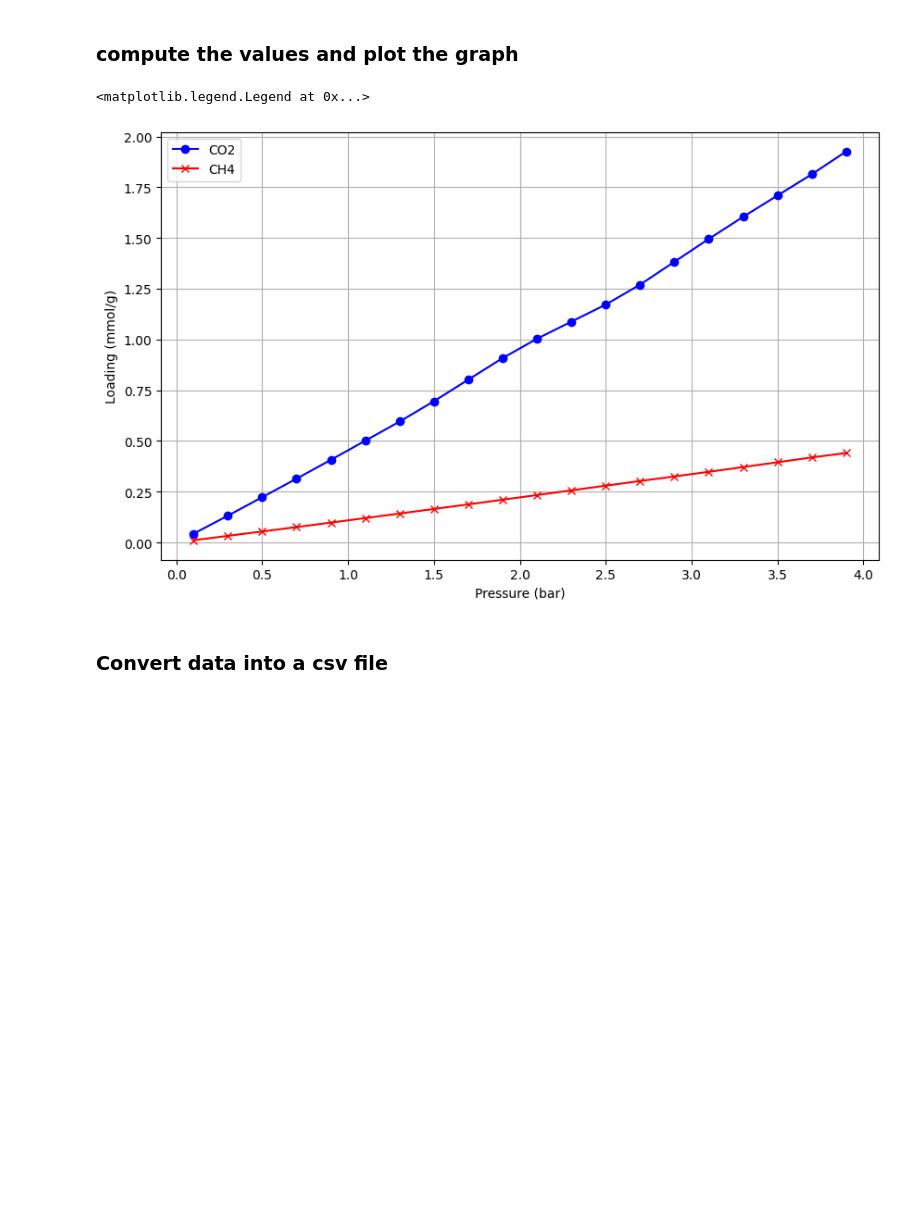
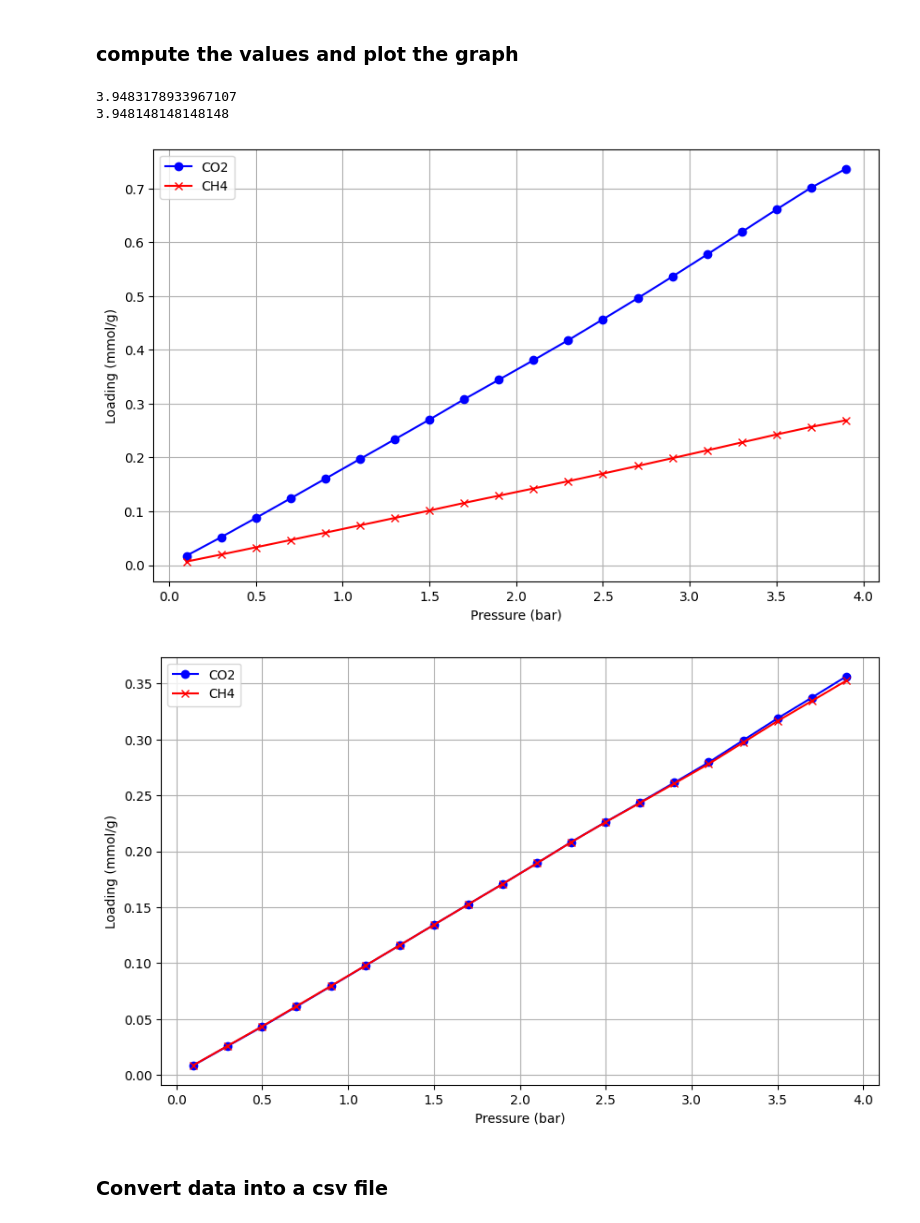
Before and after one commit to LeaMourot/Modeling_lab, a Jupyter notebook: Assignment2.ipynb, the cells around one changed output. Saved outputs shown, nothing was run; the diff lists cells and outputs as text; code cells hidden in the pictures; blank space fills up the shorter version.

```diff
--- a/Assignment2.ipynb
+++ b/Assignment2.ipynb
@@ -13,40 +13,82 @@ df_co2 = pd.read_csv("isotherm_data_co2.csv")
 # %% [markdown]
 ### compute the values and plot the graph
 # %%
+#CO2:CH4 proportions
+yA = np.array([0.4,0.6])
+yB = np.array([0.2,0.8])
 #pressure values
-p = np.arange(0.1, 4.1, 0.2)
+p_tot = np.arange(0.1, 4.1, 0.2)
+p_partA = [yA*i for i in p_tot] #partial pressure of CO2:CH4 at each total pressure
+p_partB = [yB*i for i in p_tot]
 
-#q values for ch4
+################################################### PURE q VALUES
+#q values for pure ch4
 ch4_isotherm = pyiast.InterpolatorIsotherm(df_ch4,
                                     loading_key="Loading (mmol/g)",
                                     pressure_key="Pressure (bar)")
 ch4_isotherm = pyiast.InterpolatorIsotherm(df_ch4,
                                     loading_key="Loading (mmol/g)",
                                     pressure_key="Pressure (bar)",
                                     fill_value=df_ch4['Loading (mmol/g)'].max())
-q_ch4 = [ch4_isotherm.loading(i) for i in p]
 
-#q values for co2
+#q values for pure co2
 co2_isotherm = pyiast.InterpolatorIsotherm(df_co2,
                                     loading_key="loading (mmol/g)",
                                     pressure_key="pressure (bar)")
 co2_isotherm = pyiast.InterpolatorIsotherm(df_co2,
                                     loading_key="loading (mmol/g)",
                                     pressure_key="pressure (bar)",
                                     fill_value=df_co2['loading (mmol/g)'].max())
-q_co2 =  [co2_isotherm.loading(i) for i in p]
 
-#plot the isotherm
+
+################################################### BINARY MIXTURE q VALUES
+#q values for CO2 and CH4 in a 0.4/0.6 mixture
+q_mixA = [pyiast.iast(p_partA[i], [co2_isotherm, ch4_isotherm], verboseflag=False) for i in range(len(p_partA))]
+q_CO2A = [CO2[0] for CO2 in q_mixA]
+q_CH4A = [CH4[1] for CH4 in q_mixA]
+
+q_mixB = [pyiast.iast(p_partB[i], [co2_isotherm, ch4_isotherm], verboseflag=False) for i in range(len(p_partB))]
+q_CO2B = [CO2[0] for CO2 in q_mixB]
+q_CH4B = [CH4[1] for CH4 in q_mixB]
+
+################################################### SELECTIVITY
+
+SA = (0.6/0.4)*(q_CO2A[0]/q_CH4A[0])
+SB = (0.8/0.2)*(q_CO2B[0]/q_CH4B[0])
+
+print(SA)
+print(SB)
+
+################################################### SCATTER PLOT
+#plot the isotherm of mix A (CO2:CH4 = 0.4:0.6)
 plt.figure(figsize=(10, 6))
-plt.plot(p, q_co2, marker='o', linestyle='-', color='b', label='CO2')
-plt.plot(p, q_ch4, marker='x', linestyle='-', color='r', label='CH4')
+plt.plot(p_tot, q_CO2A, marker='o', linestyle='-', color='b', label='CO2')
+plt.plot(p_tot, q_CH4A, marker='x', linestyle='-', color='r', label='CH4')
 plt.xlabel('Pressure (bar)')
 plt.ylabel('Loading (mmol/g)')
 plt.grid(True)
 plt.legend()
+
+#plot the isotherm of mix B (CO2:CH4 = 0.2:0.8)
+plt.figure(figsize=(10, 6))
+plt.plot(p_tot, q_CO2B, marker='o', linestyle='-', color='b', label='CO2')
+plt.plot(p_tot, q_CH4B, marker='x', linestyle='-', color='r', label='CH4')
+plt.xlabel('Pressure (bar)')
+plt.ylabel('Loading (mmol/g)')
+plt.grid(True)
+plt.legend()
+
+################################################### POUR AURELIE ET CLOTILDE
+
+Pressure = 1 #mettre la pression totale en bar voulue
+y=np.array([0.4,0.6]) #arranger les proportions de CO2 puis CH4
+q_mix = pyiast.iast(Pressure * y, [co2_isotherm, ch4_isotherm], verboseflag=False)
+#renvoie une liste de deux éléments : [q_CO2, q_CH4]
 # %% [output]
-<matplotlib.legend.Legend at 0x...>
+3.9483178933967107
+3.948148148148148
-[figure, old version]
+[figure, new version]
+[figure, added]
 # %% [markdown]
 ### Convert data into a csv file
 # %%
```
Also changed, not shown: parts of 1 cell of this notebook.
